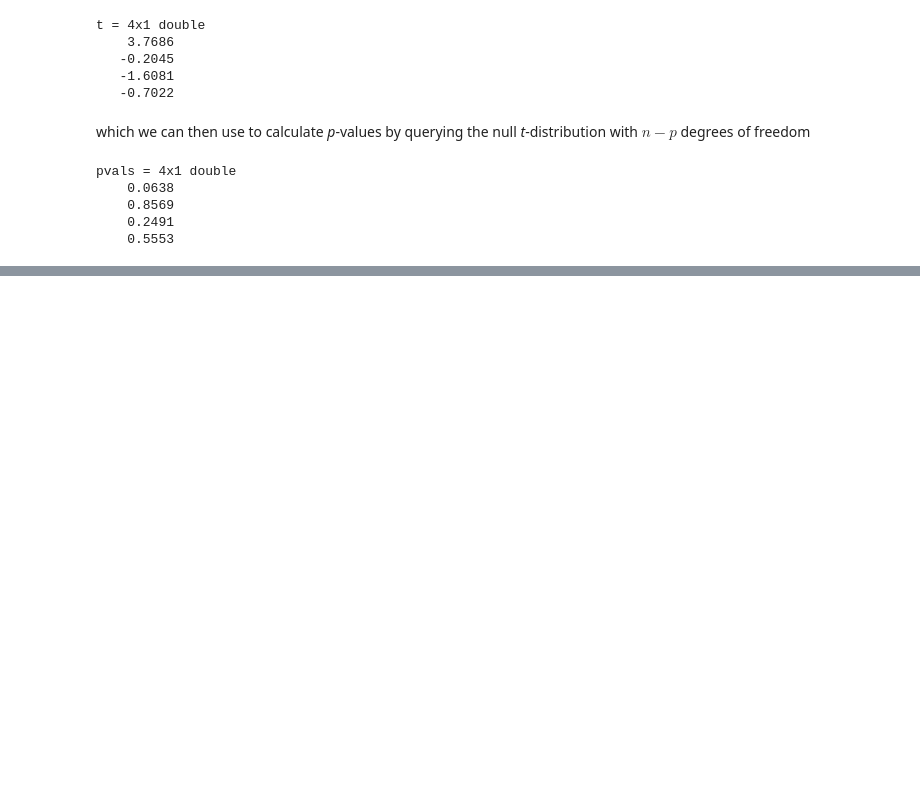
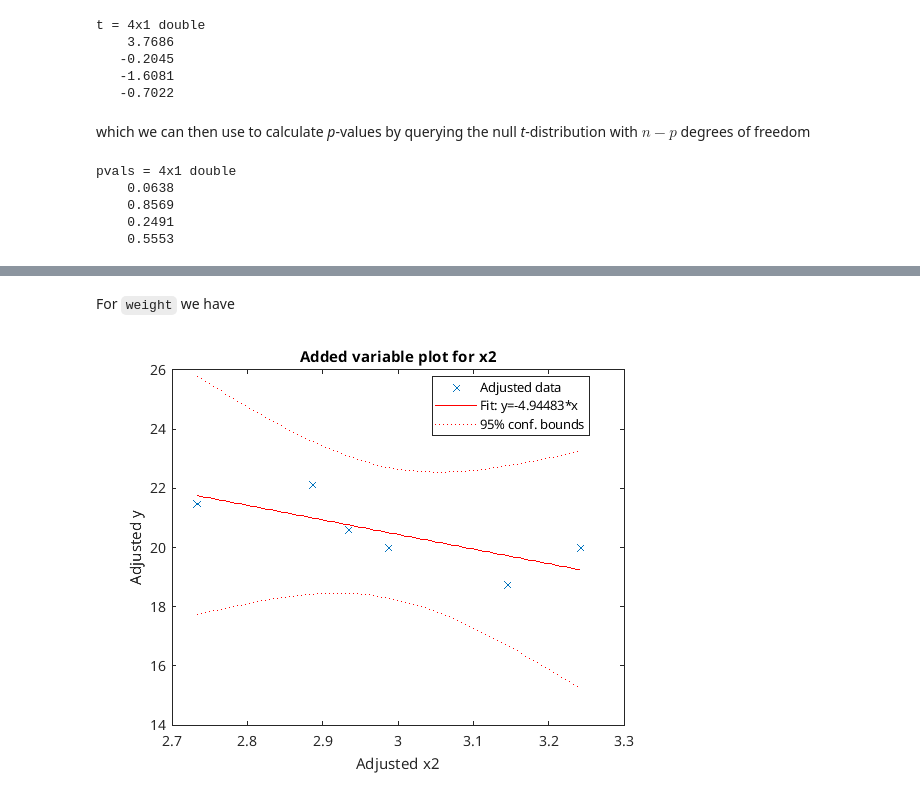
Before and after one commit to martynmcfarquhar/NCCN-IA-fMRISingleSubject, a Jupyter notebook: 3.glm-example.ipynb, the cells around one changed output, grey strips where cells are left out. Cells and saved outputs as stored; diff of their text form; code cells hidden in the pictures; blank space fills up the shorter version.

```diff
--- a/3.glm-example.ipynb
+++ b/3.glm-example.ipynb
@@ -232,0 +263,6 @@ Based on this information, we would conclude that none of the parameters were si
+# %% [markdown]
+For `weight` we have
+# %%
+plotAdded(Model,3)
+# %% [output]
+[figure, added]
```
Also changed, not shown: parts of 7 cells of this notebook, 32 other files.
